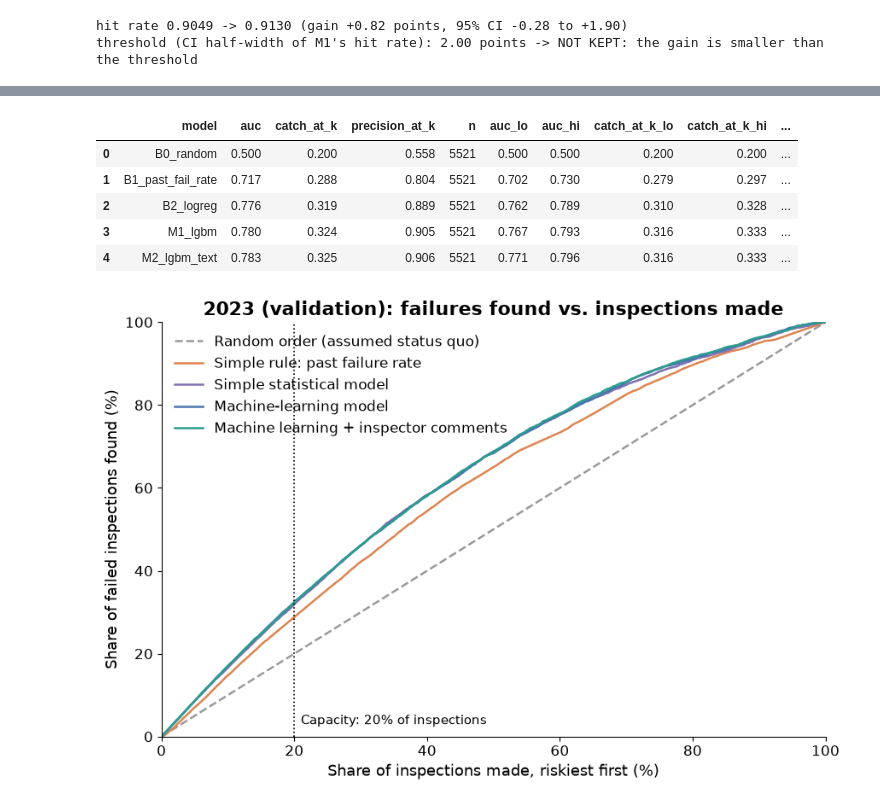
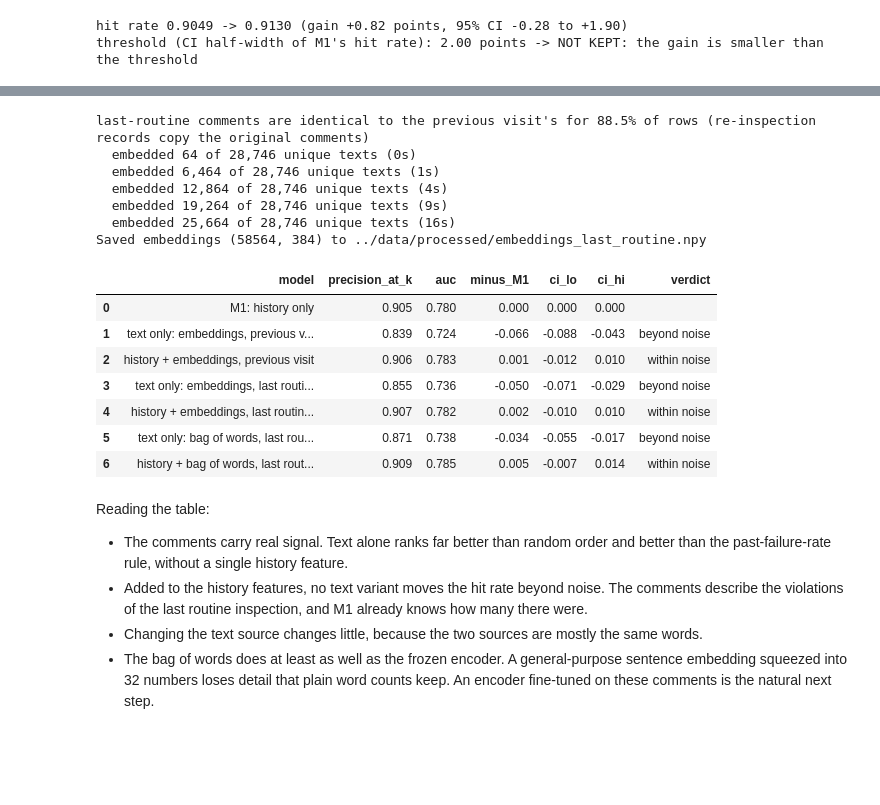
Before and after one commit to nh13120/boston-restaurant-inspection-risk, a Jupyter notebook: notebooks/03_models.ipynb, the cells around one changed output, grey strips where cells are left out. Drawn from its saved outputs; the diff is of its cells as text; code cells hidden in the pictures; blank space fills up the shorter version.

Commit message:
Text experiments on validation: last-routine comments, text-only models, bag-of-words comparator (no change to frozen models)

```diff
--- a/notebooks/03_models.ipynb
+++ b/notebooks/03_models.ipynb
@@ -339,23 +347,58 @@ threshold (CI half-width of M1's hit rate): 2.00 points -> NOT KEPT: the gain is
 # %%
-val_scores = {name: pd.read_csv(f"../preds/{name}_val.csv")["score"].to_numpy()
-              for name in ["B0_random", "B1_past_fail_rate", "B2_logreg"]}
-val_scores["M1_lgbm"] = score_m1
-val_scores["M2_lgbm_text"] = score_m2
+routine_text = F.candidate_last_routine_comments(full)          # `full` holds no row dated 2024 or later
+text_table = table.merge(routine_text, on="inspection_id", how="left")
+text_table["last_routine_comments"] = text_table["last_routine_comments"].fillna("")
+assert (text_table["inspection_id"].to_numpy() == table["inspection_id"].to_numpy()).all()
+has_routine_text = (text_table["last_routine_comments"].str.strip() != "").to_numpy()
+same = (text_table.loc[is_train | is_val, "last_routine_comments"].str.strip()
+        == text_table.loc[is_train | is_val, "prior_comments"].str.strip()).mean()
+print(f"last-routine comments are identical to the previous visit's for {same:.1%} of rows "
+      f"(re-inspection records copy the original comments)")
 
-validation_results = E.results_table(y_val, val_scores, groups=val_groups)
-validation_results.to_csv("../results/validation_results.csv", index=False)
-validation_results.round(3)
+emb_routine = T.embed_cached(text_table["inspection_id"], text_table["last_routine_comments"],
+                             cache_dir="../data/processed", name="embeddings_last_routine")
+blocks = {
+    "embeddings, previous visit": (pca.transform(embeddings), has_text),
+    "embeddings, last routine inspection": (T.fit_pca(emb_routine, is_train & has_routine_text).transform(emb_routine), has_routine_text),
+    "bag of words, last routine inspection": (T.bag_of_words_features(text_table["last_routine_comments"],
+                                                                      is_train & has_routine_text), has_routine_text),
+}
+rows = [{"model": "M1: history only", "precision_at_k": E.evaluate(y_val, score_m1)["precision_at_k"],
+         "auc": E.evaluate(y_val, score_m1)["auc"], "minus_M1": 0.0, "ci_lo": 0.0, "ci_hi": 0.0, "verdict": ""}]
+for name, (matrix, has) in blocks.items():
+    block = pd.DataFrame(matrix, columns=T.PC_COLUMNS, index=table.index).assign(has_text=has.astype(int))
+    text_cols = list(block.columns)
+    df = pd.concat([table[M.HISTORY_FEATURES + [M.TARGET]], block], axis=1)
+    for label, feats in [(f"text only: {name}", text_cols), (f"history + {name}", M.HISTORY_FEATURES + text_cols)]:
+        _, best = M.grid_search_lgbm(df[is_train], df[is_val], feats)
+        score = M.fit_lgbm(df[is_train], feats, best).predict_proba(df[is_val][feats])[:, 1]
+        d, lo, hi = E.paired_differences(y_val, score, score_m1, n=2000, groups=val_groups)["precision_at_k"]
+        rows.append({"model": label, **{k: E.evaluate(y_val, score)[k] for k in ["precision_at_k", "auc"]},
+                     "minus_M1": d, "ci_lo": lo, "ci_hi": hi, "verdict": E.verdict(d, lo, hi)})
+text_ablation = pd.DataFrame(rows)
+text_ablation.to_csv("../results/text_ablation_val.csv", index=False)
+text_ablation.round(3)
 # %% [output]
+last-routine comments are identical to the previous visit's for 88.5% of rows (re-inspection records copy the original comments)
+  embedded 64 of 28,746 unique texts (0s)
+  embedded 6,464 of 28,746 unique texts (1s)
+  embedded 12,864 of 28,746 unique texts (4s)
+  embedded 19,264 of 28,746 unique texts (9s)
+  embedded 25,664 of 28,746 unique texts (16s)
+Saved embeddings (58564, 384) to ../data/processed/embeddings_last_routine.npy
-|  | model | auc | catch_at_k | precision_at_k | n | auc_lo | auc_hi | catch_at_k_lo | catch_at_k_hi | ... |
-| 0 | B0_random | 0.500 | 0.200 | 0.558 | 5521 | 0.500 | 0.500 | 0.200 | 0.200 | ... |
-| 1 | B1_past_fail_rate | 0.717 | 0.288 | 0.804 | 5521 | 0.702 | 0.730 | 0.279 | 0.297 | ... |
-| 2 | B2_logreg | 0.776 | 0.319 | 0.889 | 5521 | 0.762 | 0.789 | 0.310 | 0.328 | ... |
-| 3 | M1_lgbm | 0.780 | 0.324 | 0.905 | 5521 | 0.767 | 0.793 | 0.316 | 0.333 | ... |
-| 4 | M2_lgbm_text | 0.783 | 0.325 | 0.906 | 5521 | 0.771 | 0.796 | 0.316 | 0.333 | ... |
+|  | model | precision_at_k | auc | minus_M1 | ci_lo | ci_hi | verdict |
+| 0 | M1: history only | 0.905 | 0.780 | 0.000 | 0.000 | 0.000 |  |
+| 1 | text only: embeddings, previous v... | 0.839 | 0.724 | -0.066 | -0.088 | -0.043 | beyond noise |
+| 2 | history + embeddings, previous visit | 0.906 | 0.783 | 0.001 | -0.012 | 0.010 | within noise |
+| 3 | text only: embeddings, last routi... | 0.855 | 0.736 | -0.050 | -0.071 | -0.029 | beyond noise |
+| 4 | history + embeddings, last routin... | 0.907 | 0.782 | 0.002 | -0.010 | 0.010 | within noise |
+| 5 | text only: bag of words, last rou... | 0.871 | 0.738 | -0.034 | -0.055 | -0.017 | beyond noise |
+| 6 | history + bag of words, last rout... | 0.909 | 0.785 | 0.005 | -0.007 | 0.014 | within noise |
-# %%
-fig = E.plot_gains(y_val, val_scores, "2023 (validation): failures found vs. inspections made",
-                   path="../results/figures/gains_curve_val.png")
-plt.show()
-# %% [output]
-[figure, removed]
+# %% [markdown]
+Reading the table:
+
+- The comments carry real signal. Text alone ranks far better than random order and better than the past-failure-rate rule, without a single history feature.
+- Added to the history features, no text variant moves the hit rate beyond noise. The comments describe the violations of the last routine inspection, and M1 already knows how many there were.
+- Changing the text source changes little, because the two sources are mostly the same words.
+- The bag of words does at least as well as the frozen encoder. A general-purpose sentence embedding squeezed into 32 numbers loses detail that plain word counts keep. An encoder fine-tuned on these comments is the natural next step.
 # %% [markdown]
```
Also changed, not shown: parts of 15 cells of this notebook, 5 other files.
